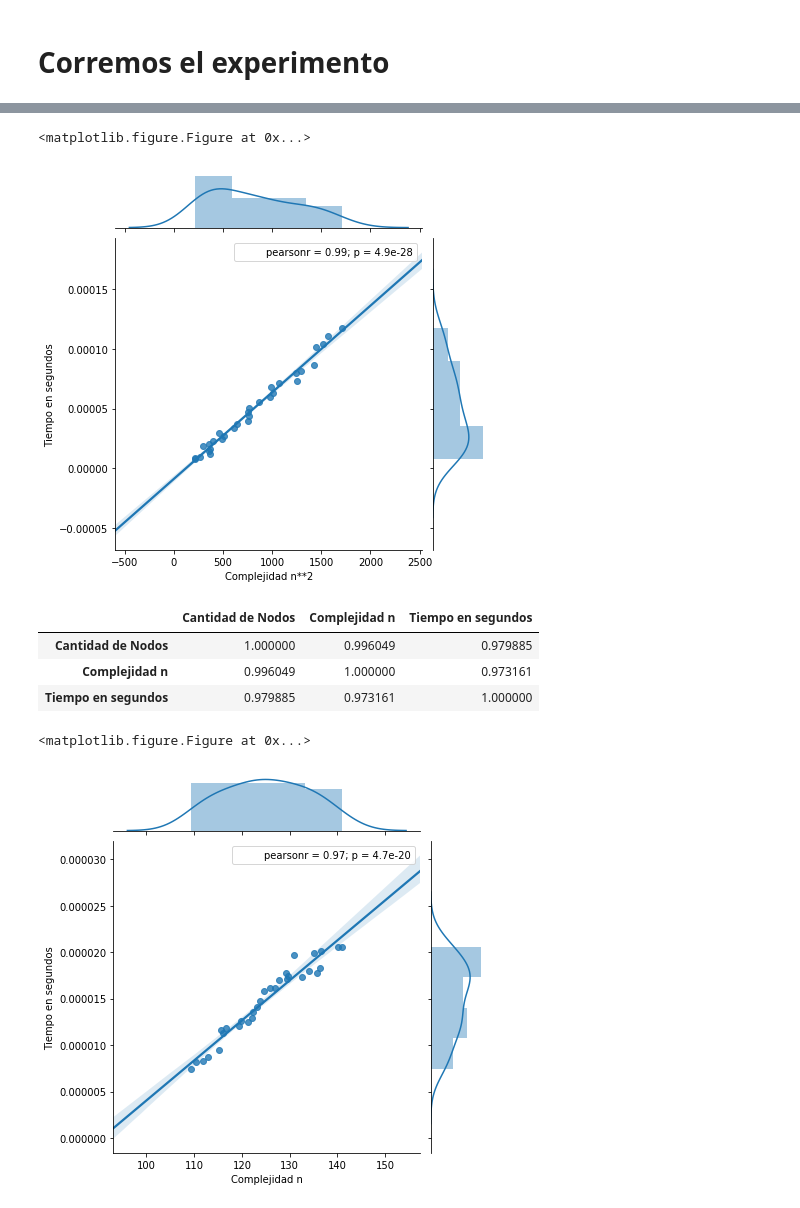
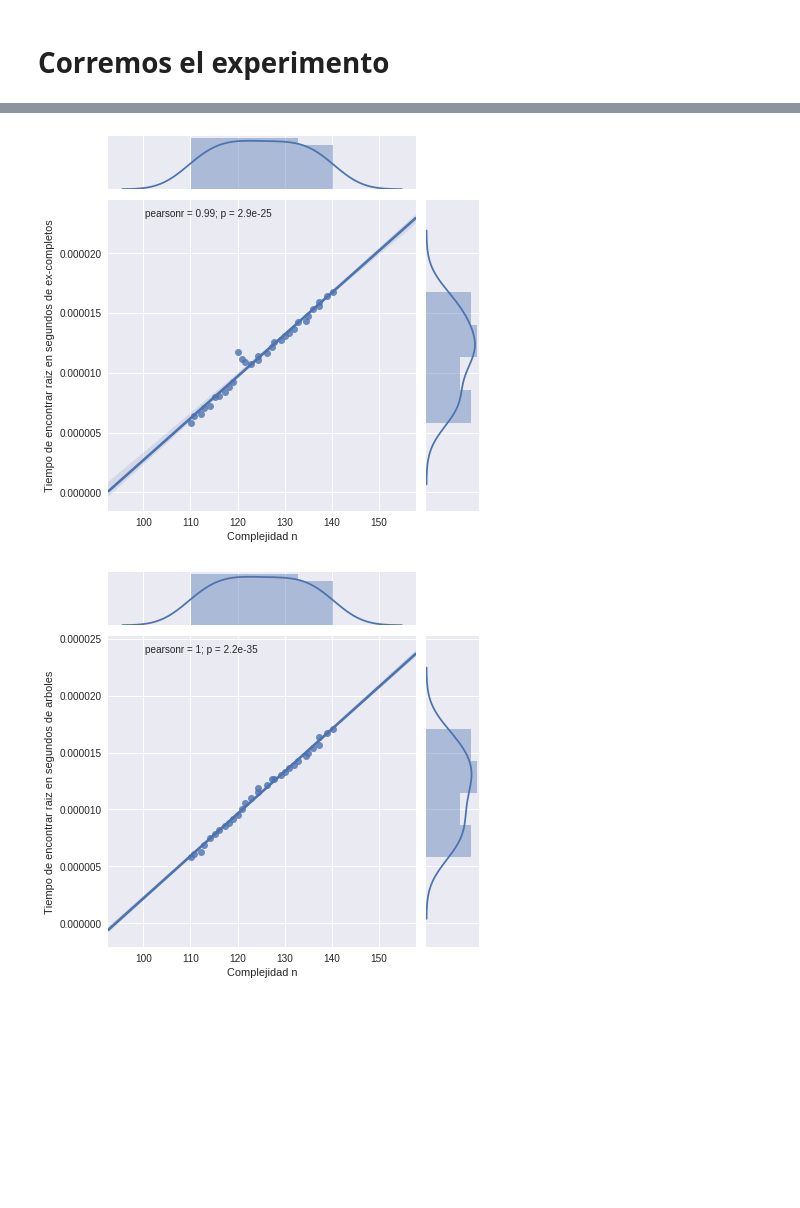
Before and after one commit to cat-j/startup2-algo3, a Jupyter notebook: ej2/generador_de_tests.ipynb, the cells around one changed output, grey strips where cells are left out. Drawn from its saved outputs; the diff is of its cells as text; code cells hidden in the pictures; blank space fills up the shorter version.

```diff
--- a/ej2/generador_de_tests.ipynb
+++ b/ej2/generador_de_tests.ipynb
@@ -219,3 +199,8 @@ generarEntradaSpidermanPesosUniformes(40, 5, 1, 30, 0.5, "./tests/spiderman_unif
+# %%
+maxNUmberOfNodes = 40
+
+for p_backedges in np.arange(0,1.01,0.25):
+    generarEntradaPesosNormales(maxNUmberOfNodes,5,1,p_backedges,"./tests/normales_p_{0}.test-in".format(p_backedges))
 # %% [markdown]
 # Corremos el experimento
 # %%
@@ -250,0 +208,5 @@ dfSpidermanUniforme = dfSpidermanUniforme.groupby("Cantidad de Nodos").mean()
+# %%
+results ={}
+
+for p_backedges in np.arange(0,1.01,0.25):
+    results["dfNormal_{0}".format(p_backedges)] = pd.read_csv("./experimentacion/normales_p_{0}.stderr".format(p_backedges), delimiter=";")
@@ -250,0 +222,5 @@ dfSpidermanUniforme = dfSpidermanUniforme.groupby("Cantidad de Nodos").mean()
+# %%
+for key, value in results.items():
+    results[key] = value.groupby("Cantidad de Nodos").mean()
+# dfNormal = dfNormal.groupby("Cantidad de Nodos").mean()
+results["dfNormal_1.0"]
@@ -269,9 +303,11 @@ plt.show()
 # %%
 dfComp = pd.DataFrame()
-dfComp['Cantidad de Nodos'] = dfNormal.index.values
-dfComp['Complejidad n**2'] = [100 + random.normalvariate(n**2,50) for n in dfNormal.index.values]
-dfComp['Tiempo en segundos'] = dfNormal['Tiempo generando Mst']
+dfComp['Cantidad de Nodos'] = results["dfNormal_1.0"].index.values
+dfComp['Complejidad n**2'] = [100 + random.normalvariate(n**2,2) for n in results["dfNormal_0.0"].index.values]
+dfComp['Complejidad n'] = [100 + random.normalvariate(n,0.3) for n in results["dfNormal_0.0"].index.values]
 
+dfComp['Tiempo de encontrar raiz en segundos de ex-completos'] =  results["dfNormal_1.0"]['Tiempo calculando raiz']
+dfComp['Tiempo de encontrar raiz en segundos de arboles'] =  results["dfNormal_0.0"]['Tiempo calculando raiz']
 plt.clf()
 correlation = dfComp.corr()
 correlation
@@ -283,26 +321,8 @@ correlation
 # %%
-sns.jointplot(dfComp['Complejidad n**2'], dfComp['Tiempo en segundos'], kind="reg")
+sns.jointplot(dfComp['Complejidad n'], dfComp['Tiempo de encontrar raiz en segundos de ex-completos'], kind="reg")
+sns.jointplot(dfComp['Complejidad n'], dfComp['Tiempo de encontrar raiz en segundos de arboles'], kind="reg")
+
 plt.show()
 # %% [output]
-<matplotlib.figure.Figure at 0x...>
-[figure, old version]
+[figure, new version]
+[figure, added]
-# %%
-dfCompRoot = pd.DataFrame()
-dfCompRoot['Cantidad de Nodos'] = dfNormal.index.values
-dfCompRoot['Complejidad n'] = [100 + random.normalvariate(n,1) for n in dfNormal.index.values]
-dfCompRoot['Tiempo en segundos'] = dfNormal['Tiempo calculando raiz']
-
-plt.clf()
-correlation = dfCompRoot.corr()
-correlation
-# %% [output]
-|  | Cantidad de Nodos | Complejidad n | Tiempo en segundos |
-| Cantidad de Nodos | 1.000000 | 0.996049 | 0.979885 |
-| Complejidad n | 0.996049 | 1.000000 | 0.973161 |
-| Tiempo en segundos | 0.979885 | 0.973161 | 1.000000 |
-# %%
-sns.jointplot(dfCompRoot['Complejidad n'], dfCompRoot['Tiempo en segundos'], kind="reg")
-plt.show()
-# %% [output]
-<matplotlib.figure.Figure at 0x...>
-[figure, removed]
```
Also changed, not shown: parts of 13 cells of this notebook, 10 other files.
